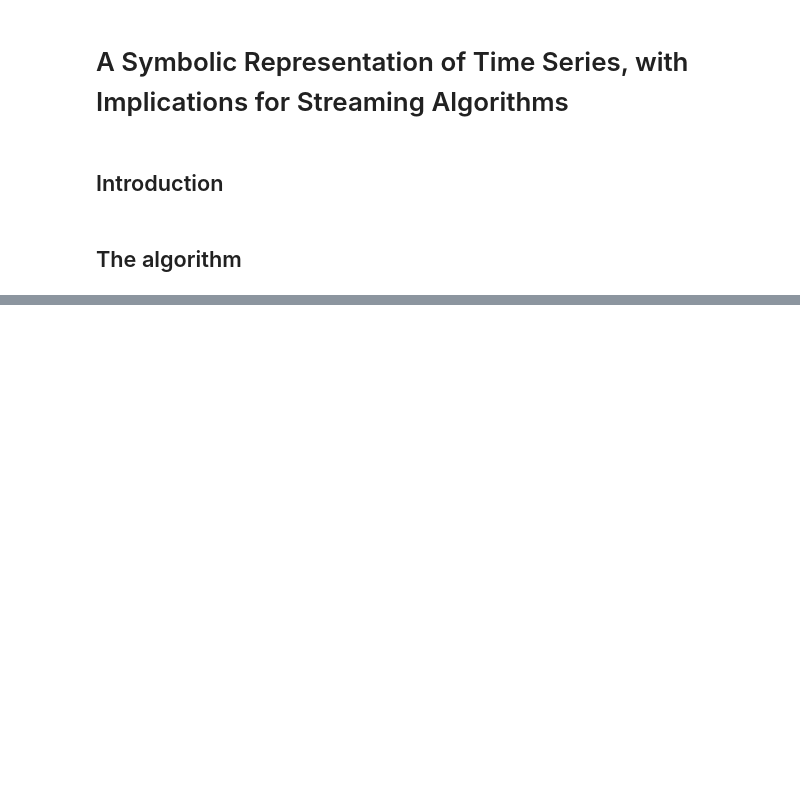
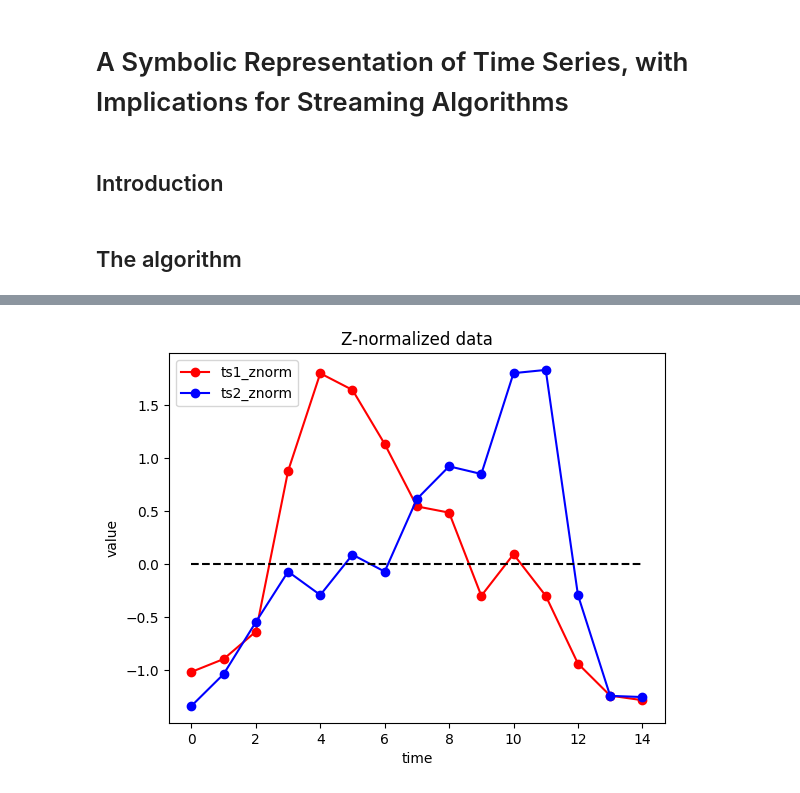
Before and after one commit to verdugo-danieML/Discretization-Algorithms-Python, a Jupyter notebook: For_time_series/SAX/SAX_implementation.ipynb, the cells around one changed output, grey strips where cells are left out. Saved outputs shown, nothing was run; the diff lists cells and outputs as text; code cells hidden in the pictures; blank space fills up the shorter version.

```diff
--- a/For_time_series/SAX/SAX_implementation.ipynb
+++ b/For_time_series/SAX/SAX_implementation.ipynb
@@ -25,0 +40,16 @@ plt.show()
+# %%
+znorm = lambda x: (x - np.mean(x))/ np.std(x)
+
+ts1_znorm=znorm(ts1)
+ts2_znorm=znorm(ts2)
+# %%
+plt.plot(x,ts1_znorm,'ro-', label = 'ts1_znorm')
+plt.plot(x,ts2_znorm,'bo-', label = 'ts2_znorm')
+plt.plot(x,np.zeros(len(x)), 'k--')
+plt.title('Z-normalized data')
+plt.xlabel('time')
+plt.ylabel('value')
+plt.legend()
+plt.show()
+# %% [output]
+[figure, added]
```
Also changed, not shown: parts of 7 cells of this notebook, 1 other file.
